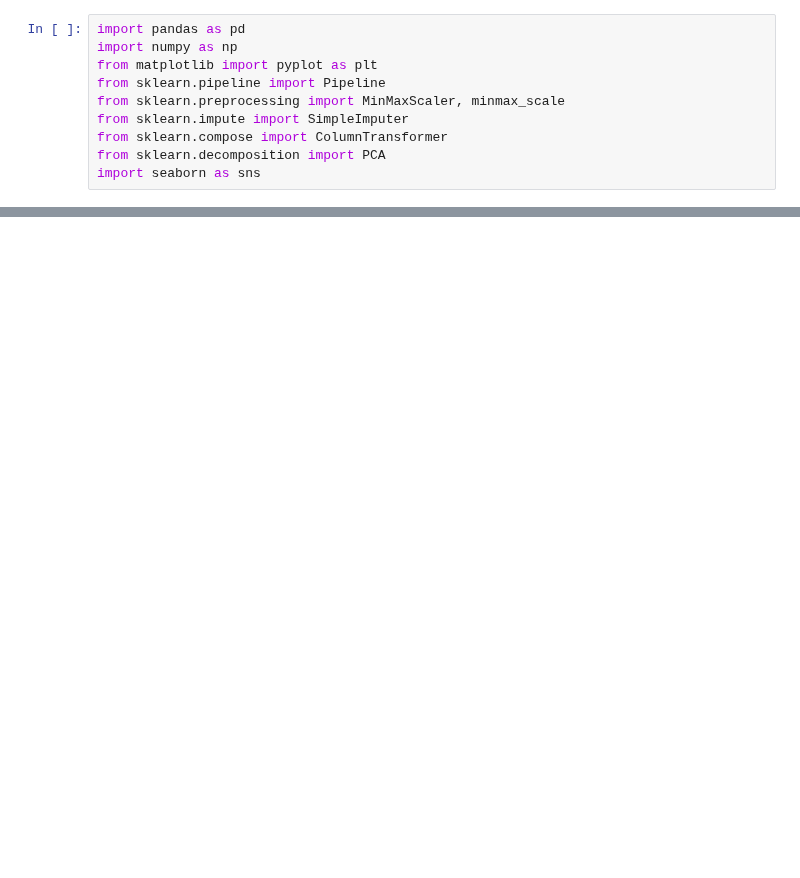
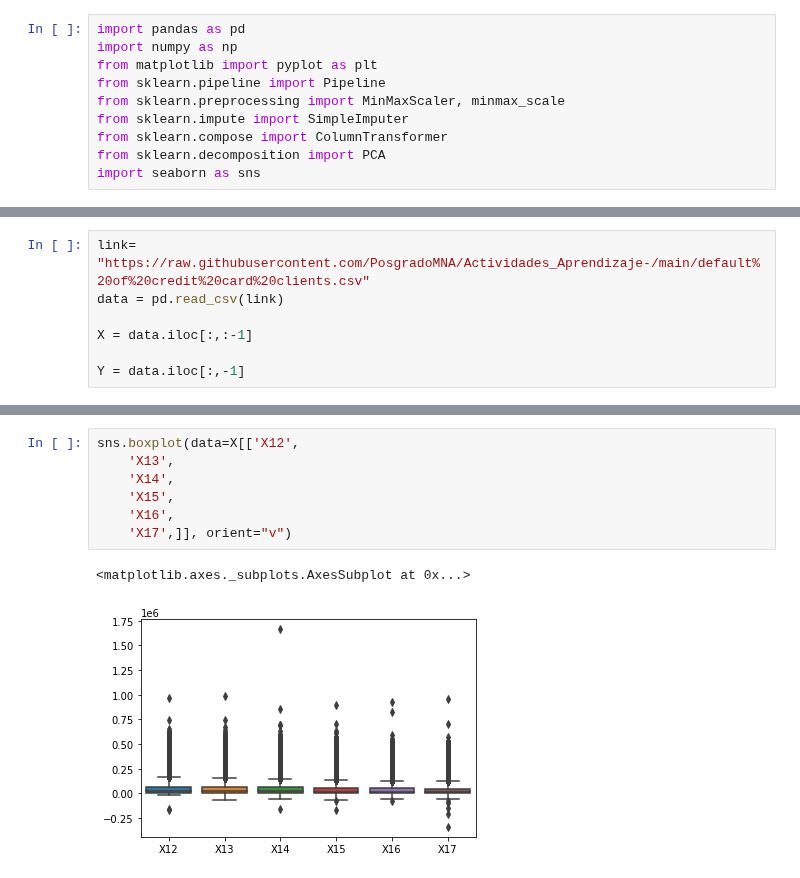
Before and after one commit to PosgradoMNA/actividades-de-aprendizaje-A01373377, a Jupyter notebook: A01373377_Actividad6_Visualizacion.ipynb, the cells around one changed output, grey strips where cells are left out. Cells and saved outputs as stored; diff of their text form; blank space fills up the shorter version.

```diff
--- a/A01373377_Actividad6_Visualizacion.ipynb
+++ b/A01373377_Actividad6_Visualizacion.ipynb
@@ -49,0 +50,7 @@ import seaborn as sns
+# %%
+link= "https://raw.githubusercontent.com/PosgradoMNA/Actividades_Aprendizaje-/main/default%20of%20credit%20card%20clients.csv"
+data = pd.read_csv(link)
+
+X = data.iloc[:,:-1]
+
+Y = data.iloc[:,-1]
@@ -49,0 +223,10 @@ import seaborn as sns
+# %%
+sns.boxplot(data=X[['X12',
+    'X13',
+    'X14',
+    'X15',
+    'X16',
+    'X17',]], orient="v")
+# %% [output]
+<matplotlib.axes._subplots.AxesSubplot at 0x...>
+[figure, added]
```
Also changed, not shown: parts of 23 cells of this notebook.
